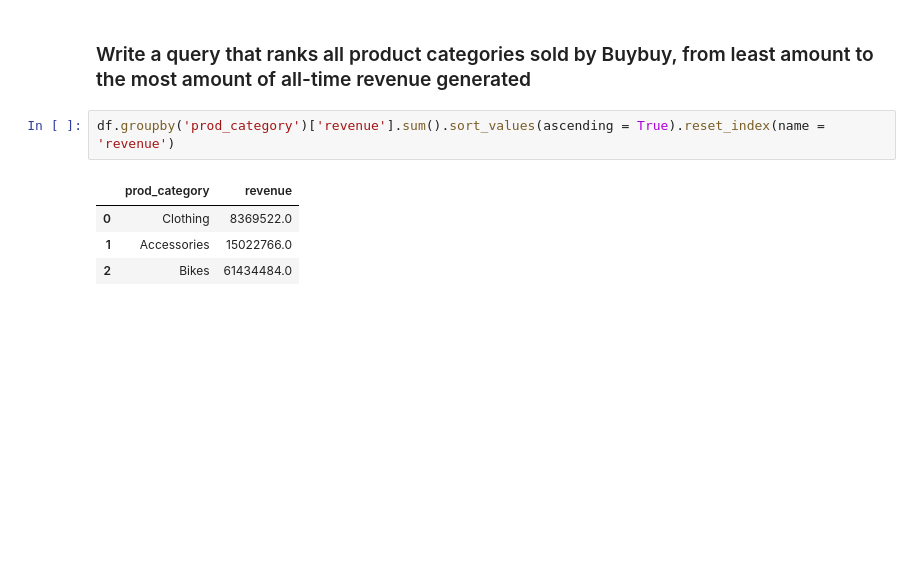
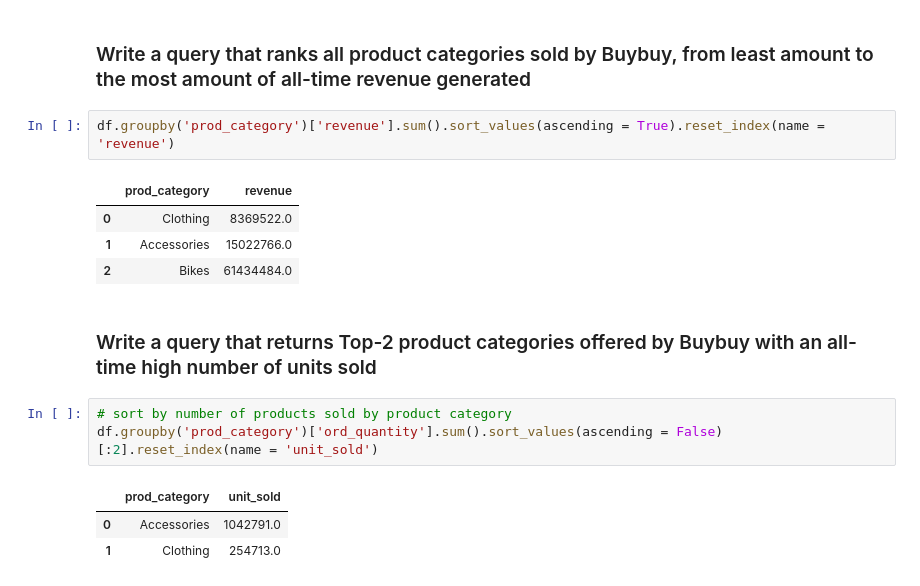
Before and after one commit to LemmyFee/Code-Your-Way-Up, a Jupyter notebook: buybuy_sales.ipynb, the cells around one changed output. Saved outputs shown, nothing was run; the diff lists cells and outputs as text; blank space fills up the shorter version.

Commit message:
feat - Add query

```diff
--- a/buybuy_sales.ipynb
+++ b/buybuy_sales.ipynb
@@ -358,3 +358,12 @@ df.groupby('prod_category')['revenue'].sum().sort_values(ascending = True).reset
 | 0 | Clothing | 8369522.0 |
 | 1 | Accessories | 15022766.0 |
 | 2 | Bikes | 61434484.0 |
+# %% [markdown]
+### Write a query that returns Top-2 product categories offered by Buybuy with an all-time high number of units sold
+# %%
+# sort by number of products sold by product category
+df.groupby('prod_category')['ord_quantity'].sum().sort_values(ascending = False)[:2].reset_index(name = 'unit_sold')
+# %% [output]
+|  | prod_category | unit_sold |
+| 0 | Accessories | 1042791.0 |
+| 1 | Clothing | 254713.0 |
```
Also changed, not shown: parts of 1 cell of this notebook.
